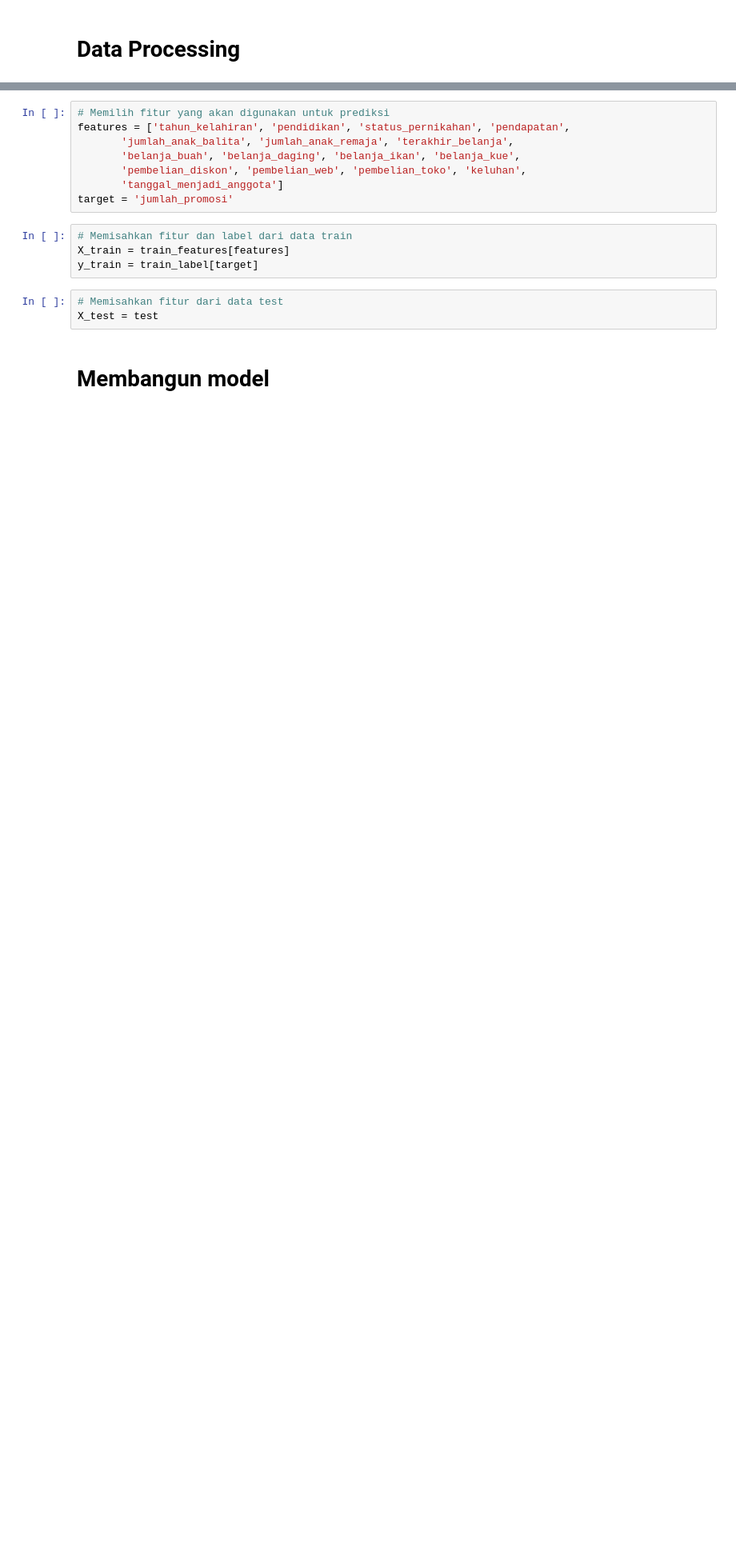
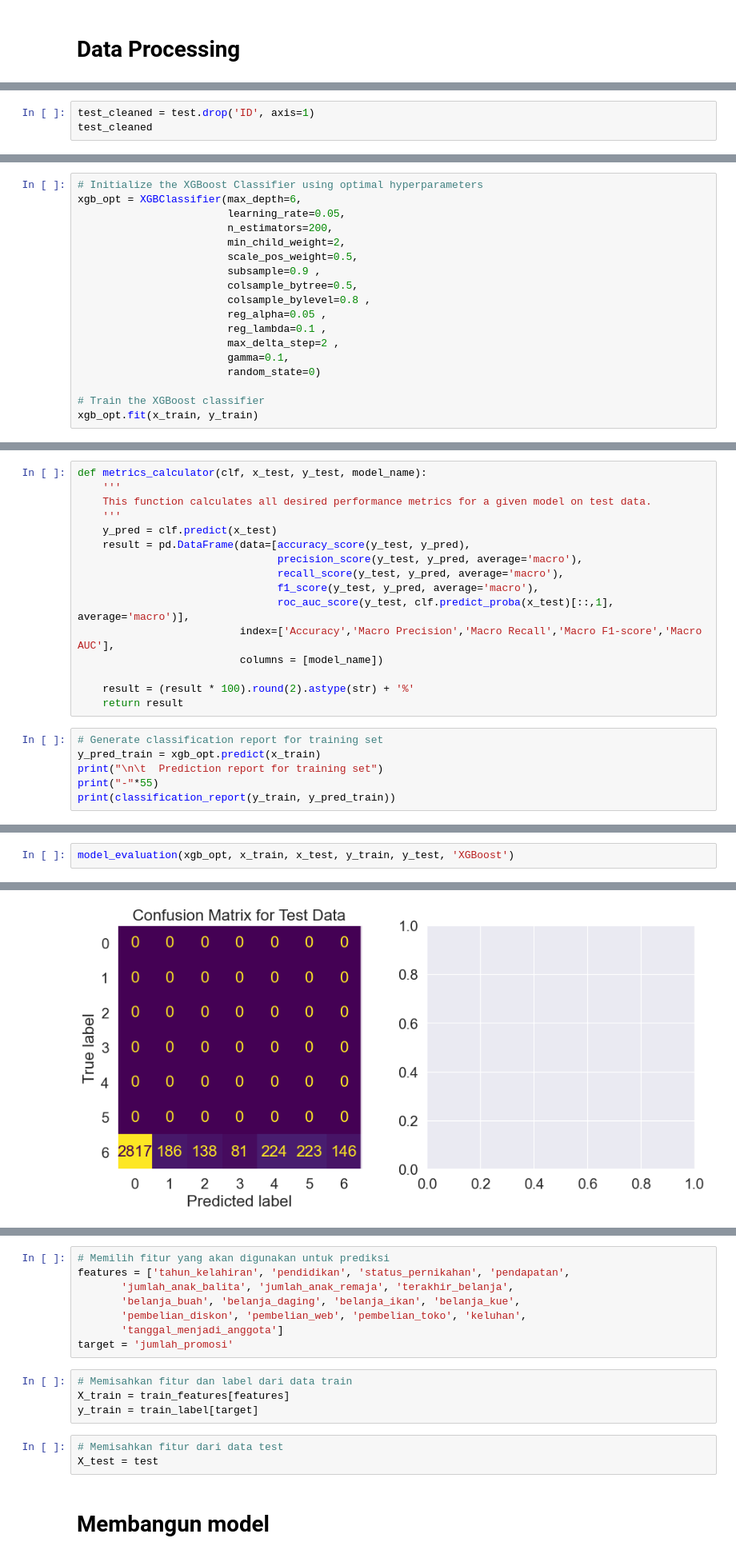
Before and after one commit to triskaaaw/prediction, a Jupyter notebook: prediction.ipynb, the cells around one changed output, grey strips where cells are left out. Shown: that part at 80% size. Cells and saved outputs as stored; diff of their text form; blank space fills up the shorter version.

```diff
--- a/prediction.ipynb
+++ b/prediction.ipynb
@@ -602,0 +674,3 @@ Index(['tahun_kelahiran', 'pendidikan', 'status_pernikahan', 'pendapatan',
+# %%
+test_cleaned = test.drop('ID', axis=1)
+test_cleaned
@@ -602,0 +785,18 @@ Index(['tahun_kelahiran', 'pendidikan', 'status_pernikahan', 'pendapatan',
+# %%
+# Initialize the XGBoost Classifier using optimal hyperparameters
+xgb_opt = XGBClassifier(max_depth=6,
+                        learning_rate=0.05,
+                        n_estimators=200,
+                        min_child_weight=2,
+                        scale_pos_weight=0.5,
+                        subsample=0.9 ,
+                        colsample_bytree=0.5,
+                        colsample_bylevel=0.8 ,
+                        reg_alpha=0.05 ,
+                        reg_lambda=0.1 ,
+                        max_delta_step=2 ,
+                        gamma=0.1,
+                        random_state=0)
+
+# Train the XGBoost classifier
+xgb_opt.fit(x_train, y_train)
@@ -602,0 +817,22 @@ Index(['tahun_kelahiran', 'pendidikan', 'status_pernikahan', 'pendapatan',
+# %%
+def metrics_calculator(clf, x_test, y_test, model_name):
+    '''
+    This function calculates all desired performance metrics for a given model on test data.
+    '''
+    y_pred = clf.predict(x_test)
+    result = pd.DataFrame(data=[accuracy_score(y_test, y_pred),
+                                precision_score(y_test, y_pred, average='macro'),
+                                recall_score(y_test, y_pred, average='macro'),
+                                f1_score(y_test, y_pred, average='macro'),
+                                roc_auc_score(y_test, clf.predict_proba(x_test)[::,1], average='macro')],
+                          index=['Accuracy','Macro Precision','Macro Recall','Macro F1-score','Macro AUC'],
+                          columns = [model_name])
+
+    result = (result * 100).round(2).astype(str) + '%'
+    return result
+# %%
+# Generate classification report for training set
+y_pred_train = xgb_opt.predict(x_train)
+print("\n\t  Prediction report for training set")
+print("-"*55)
+print(classification_report(y_train, y_pred_train))
@@ -602,0 +903,3 @@ Index(['tahun_kelahiran', 'pendidikan', 'status_pernikahan', 'pendapatan',
+# %%
+model_evaluation(xgb_opt, x_train, x_test, y_train, y_test, 'XGBoost')
+# %% [output]
@@ -602,0 +924 @@ Index(['tahun_kelahiran', 'pendidikan', 'status_pernikahan', 'pendapatan',
+[figure, added]
```
Also changed, not shown: parts of 55 cells of this notebook.
